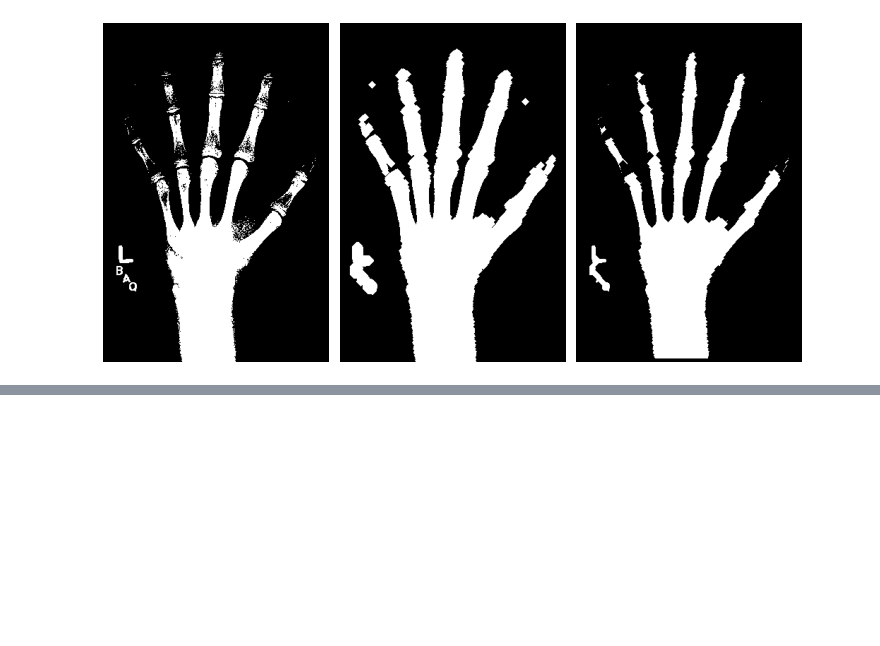
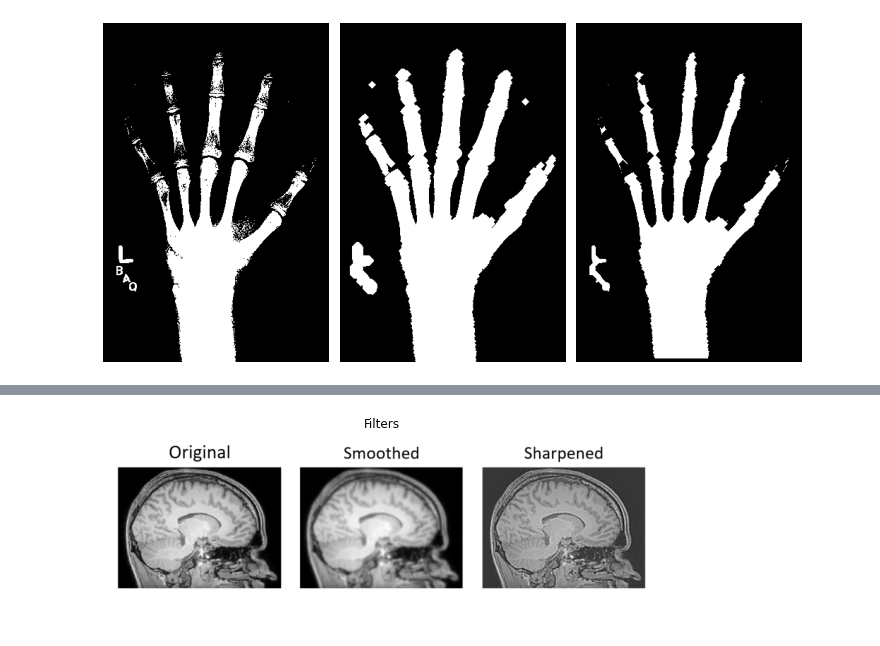
Before and after one commit to anmorgan24/Springboard, a Jupyter notebook: Notes/Image_Processing/Biomedical_Image_Analysis/Biomedical_Image_Analysis_01.ipynb, the cells around one changed output, grey strips where cells are left out. Saved outputs shown, nothing was run; the diff lists cells and outputs as text; code cells hidden in the pictures; blank space fills up the shorter version.

Commit message:
convolution with kernel to sharpen, gaussian filter, built-in filters

```diff
--- a/Notes/Image_Processing/Biomedical_Image_Analysis/Biomedical_Image_Analysis_01.ipynb
+++ b/Notes/Image_Processing/Biomedical_Image_Analysis/Biomedical_Image_Analysis_01.ipynb
@@ -1282,0 +1286,4 @@ format_and_render_plot_1()
+# %%
+show_image(imread('pics_b/filters.png'), "Filters")
+# %% [output]
+[figure, added]
```
Also changed, not shown: parts of 38 cells of this notebook, 6 other files.
